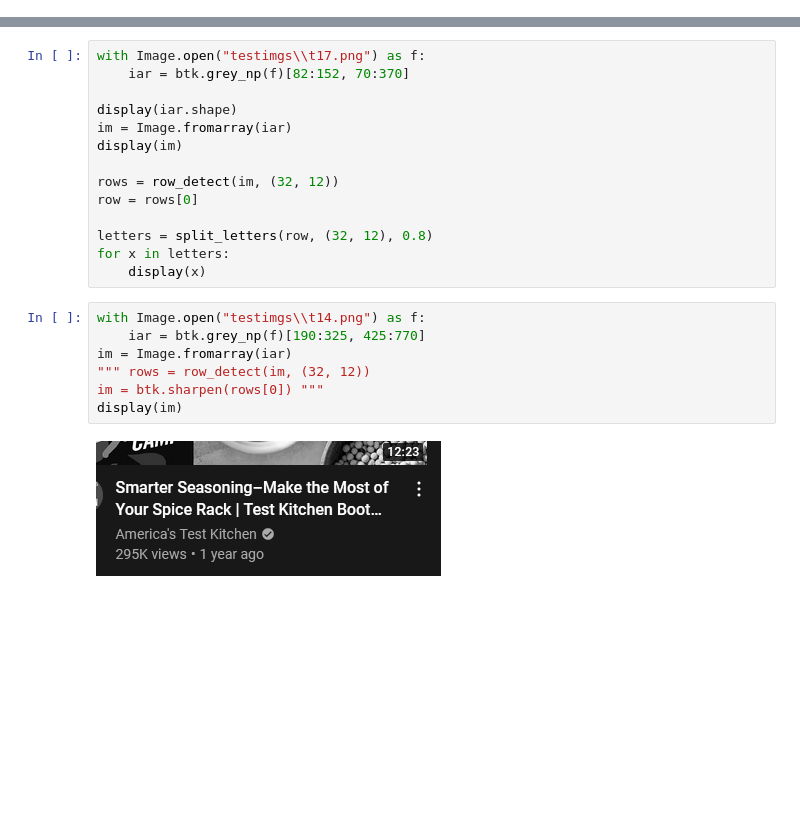
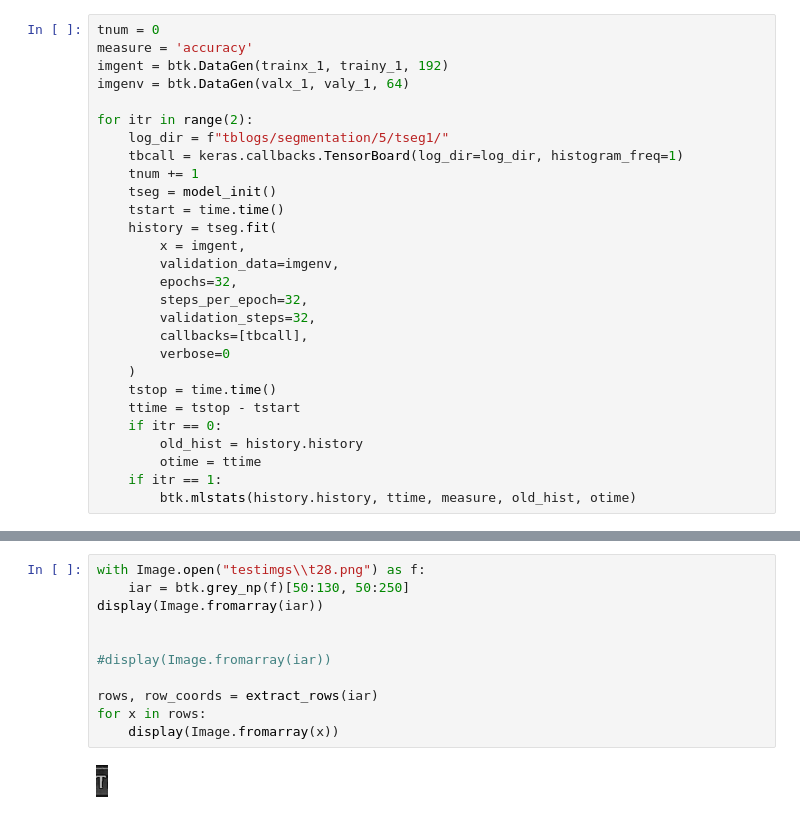
Before and after one commit to BoomboxAstronaut/OCR, a Jupyter notebook: segmentation.ipynb, the cells around one changed output, grey strips where cells are left out. Cells and saved outputs as stored; diff of their text form; blank space fills up the shorter version.

```diff
--- a/segmentation.ipynb
+++ b/segmentation.ipynb
@@ -87,0 +95,28 @@ display(hist['val_loss'].min())
+# %%
+tnum = 0
+measure = 'accuracy'
+imgent = btk.DataGen(trainx_1, trainy_1, 192)
+imgenv = btk.DataGen(valx_1, valy_1, 64)
+
+for itr in range(2):
+    log_dir = f"tblogs/segmentation/5/tseg1/"
+    tbcall = keras.callbacks.TensorBoard(log_dir=log_dir, histogram_freq=1)
+    tnum += 1
+    tseg = model_init()
+    tstart = time.time()
+    history = tseg.fit(
+        x = imgent,
+        validation_data=imgenv,
+        epochs=32,
+        steps_per_epoch=32,
+        validation_steps=32,
+        callbacks=[tbcall],
+        verbose=0
+    )
+    tstop = time.time()
+    ttime = tstop - tstart
+    if itr == 0:
+        old_hist = history.history
+        otime = ttime
+    if itr == 1:
+        btk.mlstats(history.history, ttime, measure, old_hist, otime)
@@ -187,23 +365,13 @@ def grouper(inp: list, min=1, dist=3):
 # %%
-with Image.open("testimgs\\t17.png") as f:
-    iar = btk.grey_np(f)[82:152, 70:370]
+with Image.open("testimgs\\t28.png") as f:
+    iar = btk.grey_np(f)[50:130, 50:250]
+display(Image.fromarray(iar))
 
-display(iar.shape)
-im = Image.fromarray(iar)
-display(im)
 
-rows = row_detect(im, (32, 12))
-row = rows[0]
+#display(Image.fromarray(iar))
 
-letters = split_letters(row, (32, 12), 0.8)
-for x in letters:
-    display(x)
+rows, row_coords = extract_rows(iar)
+for x in rows:
+    display(Image.fromarray(x))
+# %% [output]
+[figure, added]
-# %%
-with Image.open("testimgs\\t14.png") as f:
-    iar = btk.grey_np(f)[190:325, 425:770]
-im = Image.fromarray(iar)
-""" rows = row_detect(im, (32, 12))
-im = btk.sharpen(rows[0]) """
-display(im)
-# %% [output]
-[figure, removed]
```
Also changed, not shown: parts of 14 cells of this notebook, 6 other files.
